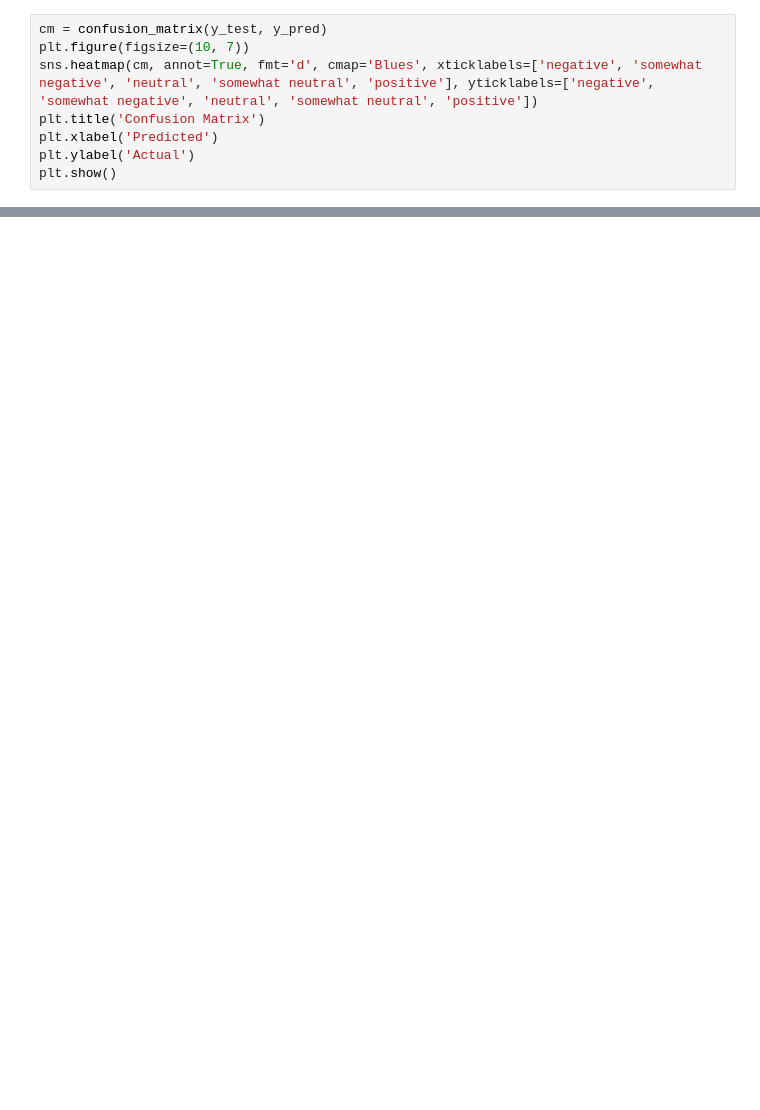
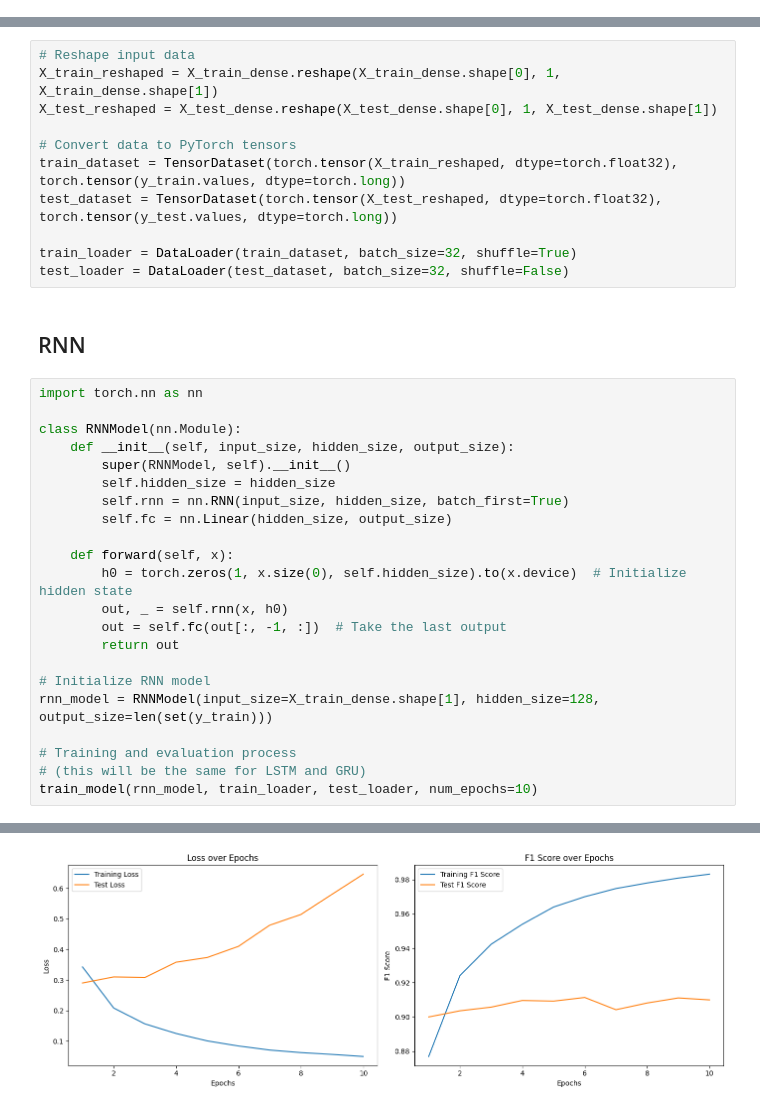
Before and after one commit to f3ar161/Machine-Learing, a Jupyter notebook: RNN_LSTM_GRU/RNN_LSTM_GRU.ipynb, the cells around one changed output, grey strips where cells are left out. Drawn from its saved outputs; the diff is of its cells as text; blank space fills up the shorter version.

Commit message:
add last version

```diff
--- a/RNN_LSTM_GRU/RNN_LSTM_GRU.ipynb
+++ b/RNN_LSTM_GRU/RNN_LSTM_GRU.ipynb
@@ -157,8 +102,0 @@ Accuracy: 0.6118159682173523
-# %%
-cm = confusion_matrix(y_test, y_pred)
-plt.figure(figsize=(10, 7))
-sns.heatmap(cm, annot=True, fmt='d', cmap='Blues', xticklabels=['negative', 'somewhat negative', 'neutral', 'somewhat neutral', 'positive'], yticklabels=['negative', 'somewhat negative', 'neutral', 'somewhat neutral', 'positive'])
-plt.title('Confusion Matrix')
-plt.xlabel('Predicted')
-plt.ylabel('Actual')
-plt.show()
@@ -185,0 +259,36 @@ Given the lower precision and recall for certain classes, especially 0 and 4, th
+# %%
+# Reshape input data
+X_train_reshaped = X_train_dense.reshape(X_train_dense.shape[0], 1, X_train_dense.shape[1])
+X_test_reshaped = X_test_dense.reshape(X_test_dense.shape[0], 1, X_test_dense.shape[1])
+
+# Convert data to PyTorch tensors
+train_dataset = TensorDataset(torch.tensor(X_train_reshaped, dtype=torch.float32), torch.tensor(y_train.values, dtype=torch.long))
+test_dataset = TensorDataset(torch.tensor(X_test_reshaped, dtype=torch.float32), torch.tensor(y_test.values, dtype=torch.long))
+
+train_loader = DataLoader(train_dataset, batch_size=32, shuffle=True)
+test_loader = DataLoader(test_dataset, batch_size=32, shuffle=False)
+# %% [markdown]
+## RNN
+# %%
+import torch.nn as nn
+
+class RNNModel(nn.Module):
+    def __init__(self, input_size, hidden_size, output_size):
+        super(RNNModel, self).__init__()
+        self.hidden_size = hidden_size
+        self.rnn = nn.RNN(input_size, hidden_size, batch_first=True)
+        self.fc = nn.Linear(hidden_size, output_size)
+
+    def forward(self, x):
+        h0 = torch.zeros(1, x.size(0), self.hidden_size).to(x.device)  # Initialize hidden state
+        out, _ = self.rnn(x, h0)
+        out = self.fc(out[:, -1, :])  # Take the last output
+        return out
+
+# Initialize RNN model
+rnn_model = RNNModel(input_size=X_train_dense.shape[1], hidden_size=128, output_size=len(set(y_train)))
+
+# Training and evaluation process
+# (this will be the same for LSTM and GRU)
+train_model(rnn_model, train_loader, test_loader, num_epochs=10)
+# %% [output]
@@ -185,0 +312 @@ Given the lower precision and recall for certain classes, especially 0 and 4, th
+[figure, added]
```
Also changed, not shown: parts of 44 cells of this notebook.
